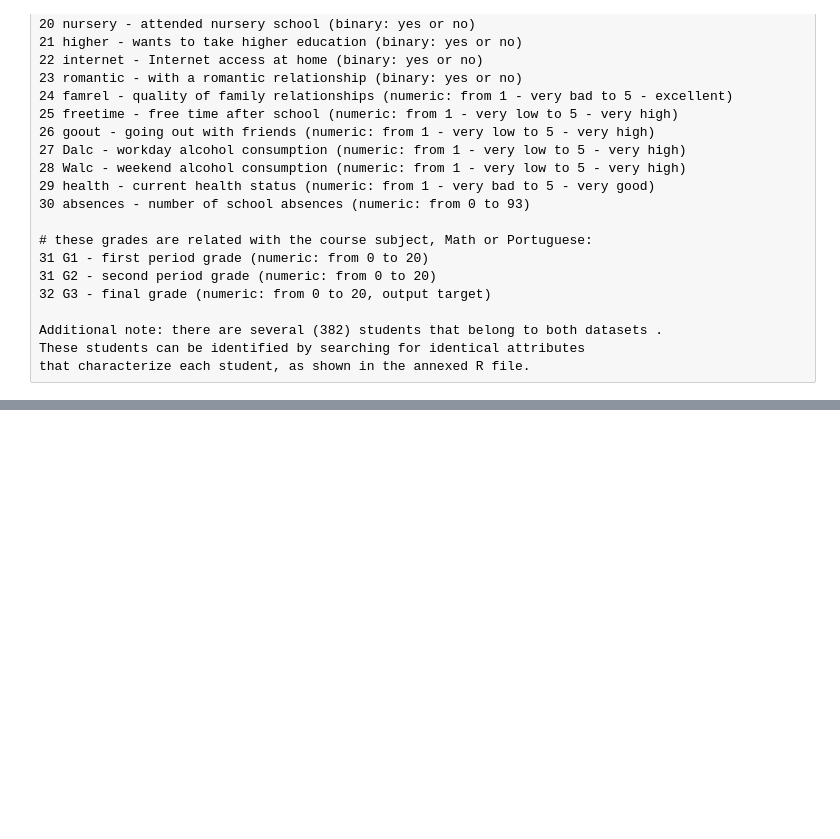
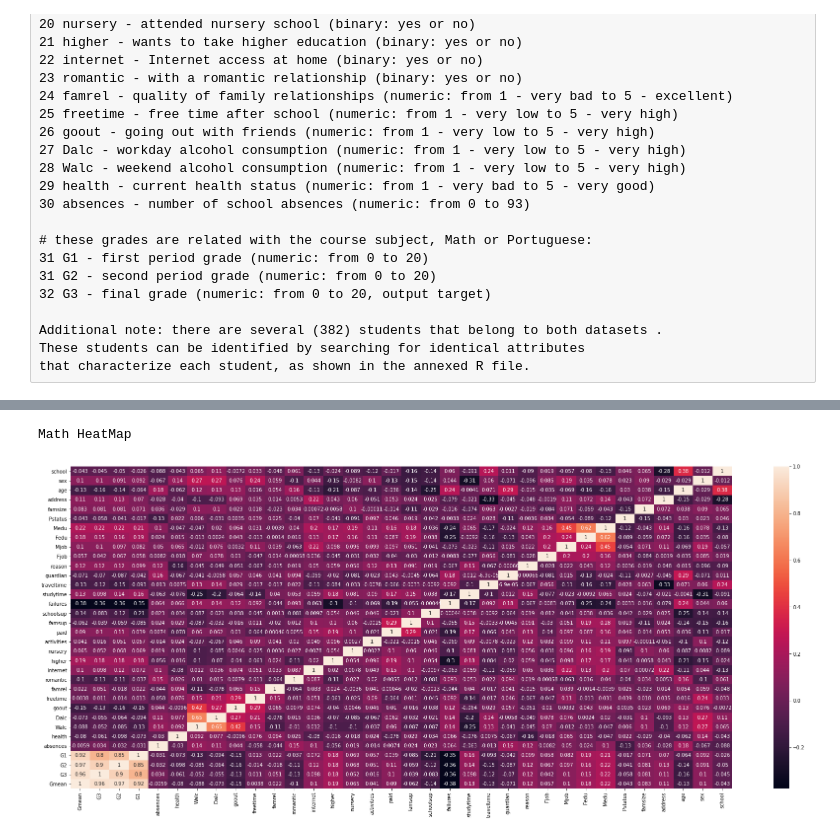
Before and after one commit to cheng1999/Student-Performance-Predict, a Jupyter notebook: cheng.ipynb, the cells around one changed output, grey strips where cells are left out. Saved outputs shown, nothing was run; the diff lists cells and outputs as text; code cells hidden in the pictures; blank space fills up the shorter version.

```diff
--- a/cheng.ipynb
+++ b/cheng.ipynb
@@ -94,0 +113,9 @@ sns.heatmap(data.corr(), annot=True)
+# %%
+plt.figure(figsize=(30,12))
+ax = sns.heatmap(mat_data.corr(), annot=True)
+ax.invert_xaxis()
+print('Math HeatMap')
+plt.show()
+# %% [output]
+Math HeatMap
+[figure, added]
```
Also changed, not shown: parts of 34 cells of this notebook.
